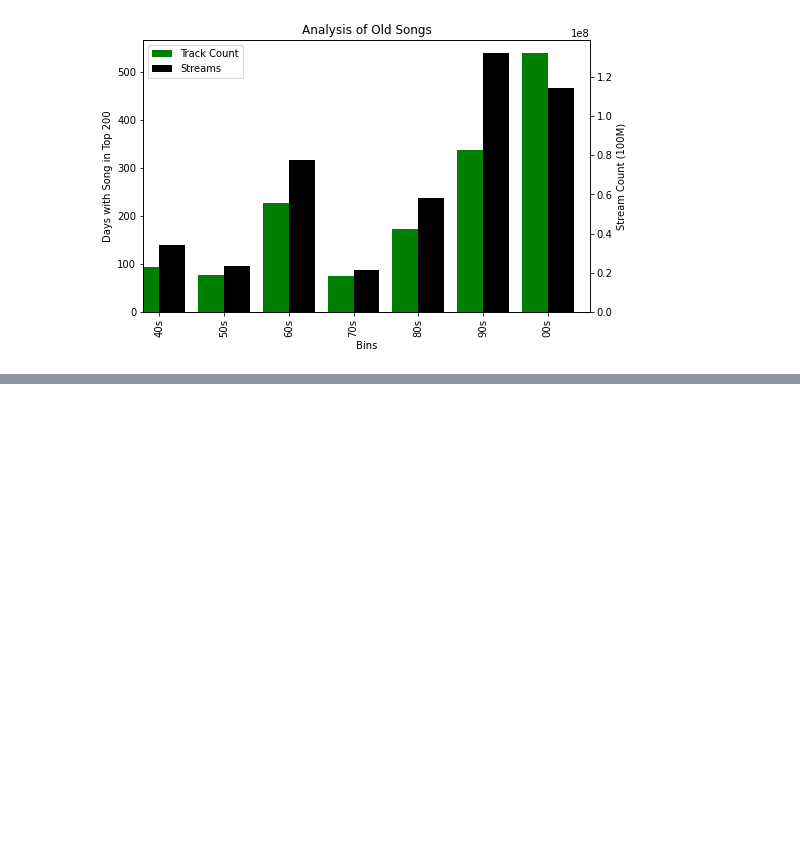
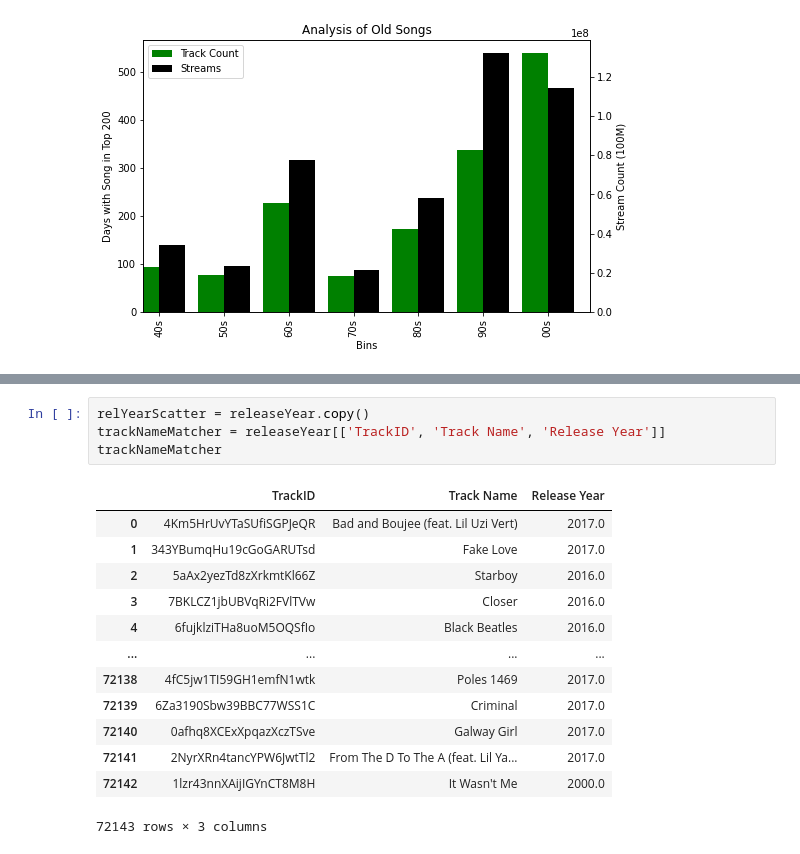
Before and after one commit to iastanehasl/Project-One, a Jupyter notebook: Spotipy_Group.ipynb, the cells around one changed output, grey strips where cells are left out. Cells and saved outputs as stored; diff of their text form; blank space fills up the shorter version.

```diff
--- a/Spotipy_Group.ipynb
+++ b/Spotipy_Group.ipynb
@@ -314 +322,19 @@ releaseYear.head()
+# %%
+relYearScatter = releaseYear.copy()
+trackNameMatcher = releaseYear[['TrackID', 'Track Name', 'Release Year']]
+trackNameMatcher
+# %% [output]
+|  | TrackID | Track Name | Release Year |
+| 0 | 4Km5HrUvYTaSUfiSGPJeQR | Bad and Boujee (feat. Lil Uzi Vert) | 2017.0 |
+| 1 | 343YBumqHu19cGoGARUTsd | Fake Love | 2017.0 |
+| 2 | 5aAx2yezTd8zXrkmtKl66Z | Starboy | 2016.0 |
+| 3 | 7BKLCZ1jbUBVqRi2FVlTVw | Closer | 2016.0 |
+| 4 | 6fujklziTHa8uoM5OQSfIo | Black Beatles | 2016.0 |
+| ... | ... | ... | ... |
+| 72138 | 4fC5jw1TI59GH1emfN1wtk | Poles 1469 | 2017.0 |
+| 72139 | 6Za3190Sbw39BBC77WSS1C | Criminal | 2017.0 |
+| 72140 | 0afhq8XCExXpqazXczTSve | Galway Girl | 2017.0 |
+| 72141 | 2NyrXRn4tancYPW6JwtTl2 | From The D To The A (feat. Lil Ya... | 2017.0 |
+| 72142 | 1lzr43nnXAijIGYnCT8M8H | It Wasn't Me | 2000.0 |
+72143 rows × 3 columns
 # %%
```
Also changed, not shown: parts of 9 cells of this notebook, 1 other file.
